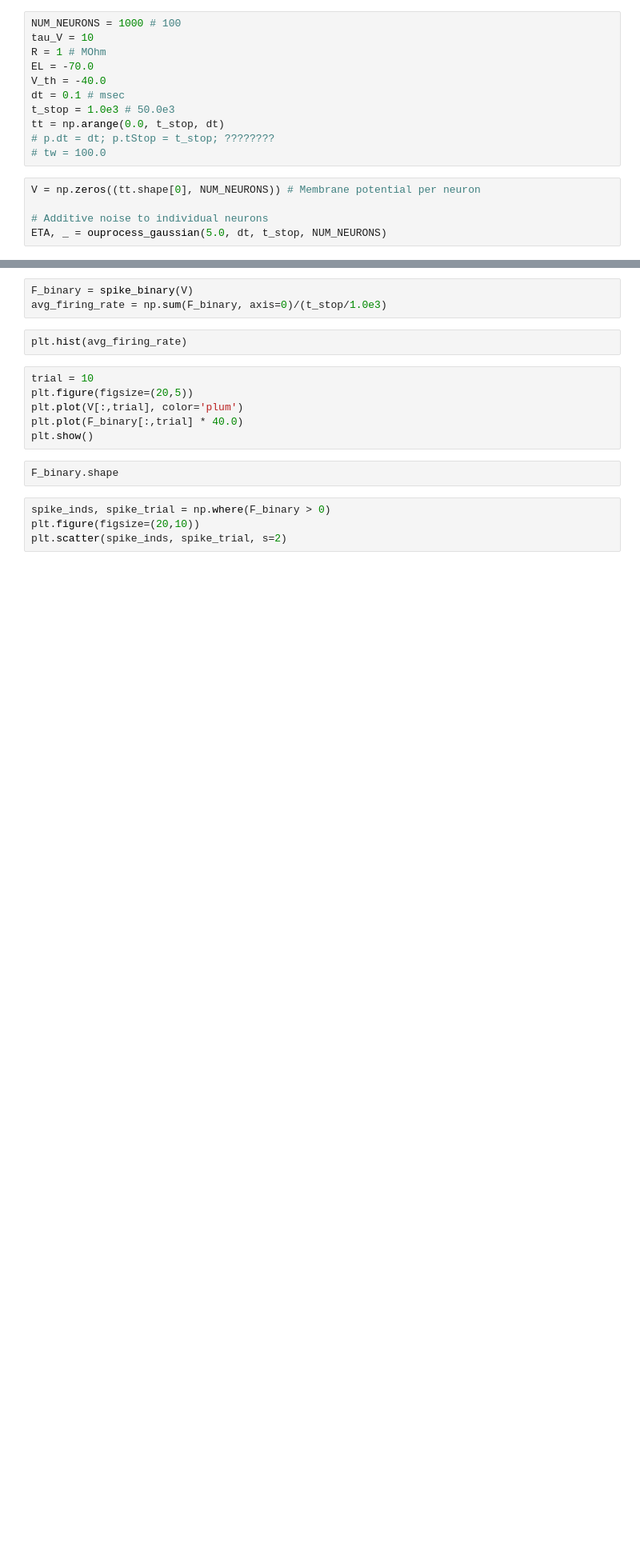
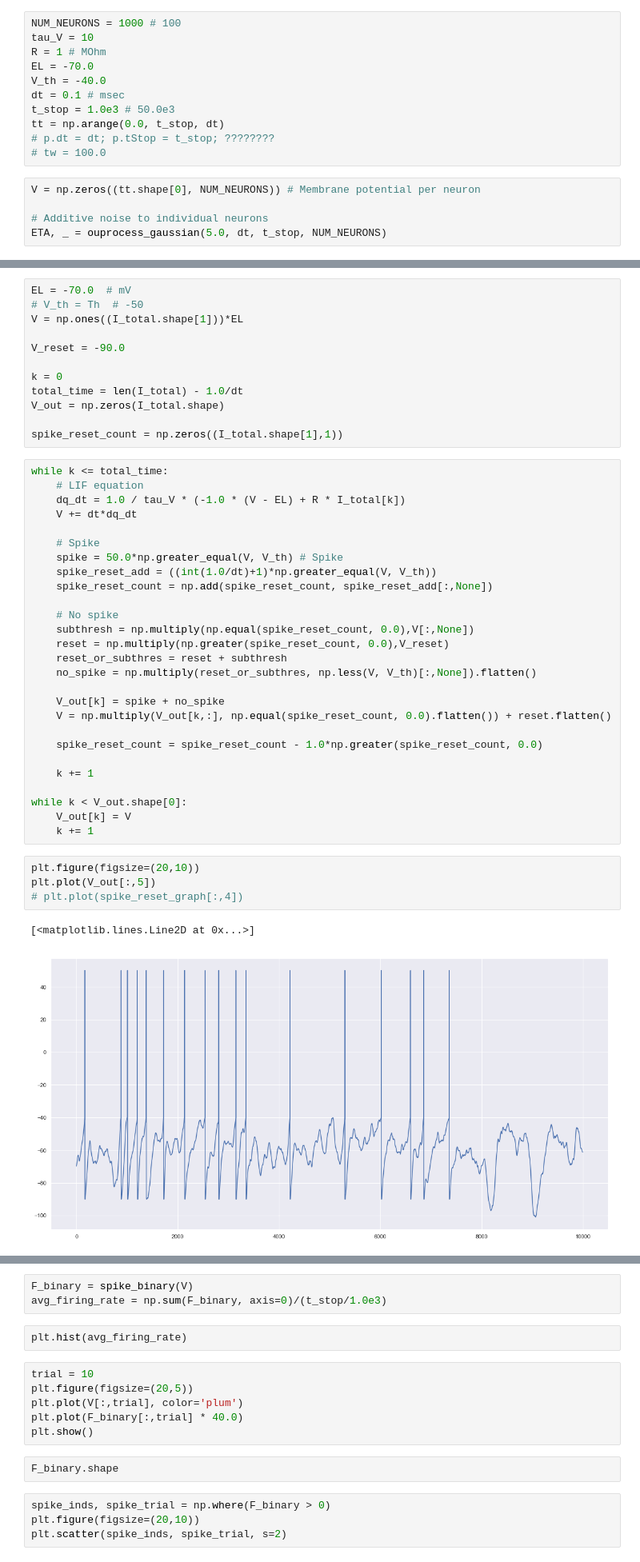
Before and after one commit to nsbspl/async-spike-propagation, a Jupyter notebook: src/layer.ipynb, the cells around one changed output, grey strips where cells are left out. Shown at 80% size. Drawn from its saved outputs; the diff is of its cells as text; blank space fills up the shorter version.

```diff
--- a/src/layer.ipynb
+++ b/src/layer.ipynb
@@ -45,0 +41,46 @@ KeyboardInterrupt:
+# %%
+EL = -70.0  # mV
+# V_th = Th  # -50
+V = np.ones((I_total.shape[1]))*EL
+
+V_reset = -90.0
+
+k = 0
+total_time = len(I_total) - 1.0/dt
+V_out = np.zeros(I_total.shape)
+
+spike_reset_count = np.zeros((I_total.shape[1],1))
+# %%
+while k <= total_time:
+    # LIF equation
+    dq_dt = 1.0 / tau_V * (-1.0 * (V - EL) + R * I_total[k])
+    V += dt*dq_dt
+
+    # Spike
+    spike = 50.0*np.greater_equal(V, V_th) # Spike
+    spike_reset_add = ((int(1.0/dt)+1)*np.greater_equal(V, V_th))
+    spike_reset_count = np.add(spike_reset_count, spike_reset_add[:,None])
+
+    # No spike
+    subthresh = np.multiply(np.equal(spike_reset_count, 0.0),V[:,None])
+    reset = np.multiply(np.greater(spike_reset_count, 0.0),V_reset)
+    reset_or_subthres = reset + subthresh
+    no_spike = np.multiply(reset_or_subthres, np.less(V, V_th)[:,None]).flatten()
+
+    V_out[k] = spike + no_spike
+    V = np.multiply(V_out[k,:], np.equal(spike_reset_count, 0.0).flatten()) + reset.flatten()
+
+    spike_reset_count = spike_reset_count - 1.0*np.greater(spike_reset_count, 0.0)
+
+    k += 1
+
+while k < V_out.shape[0]:
+    V_out[k] = V
+    k += 1
+# %%
+plt.figure(figsize=(20,10))
+plt.plot(V_out[:,5])
+# plt.plot(spike_reset_graph[:,4])
+# %% [output]
+[<matplotlib.lines.Line2D at 0x...>]
+[figure, added]
```
Also changed, not shown: parts of 4 cells of this notebook, 4 other files.
